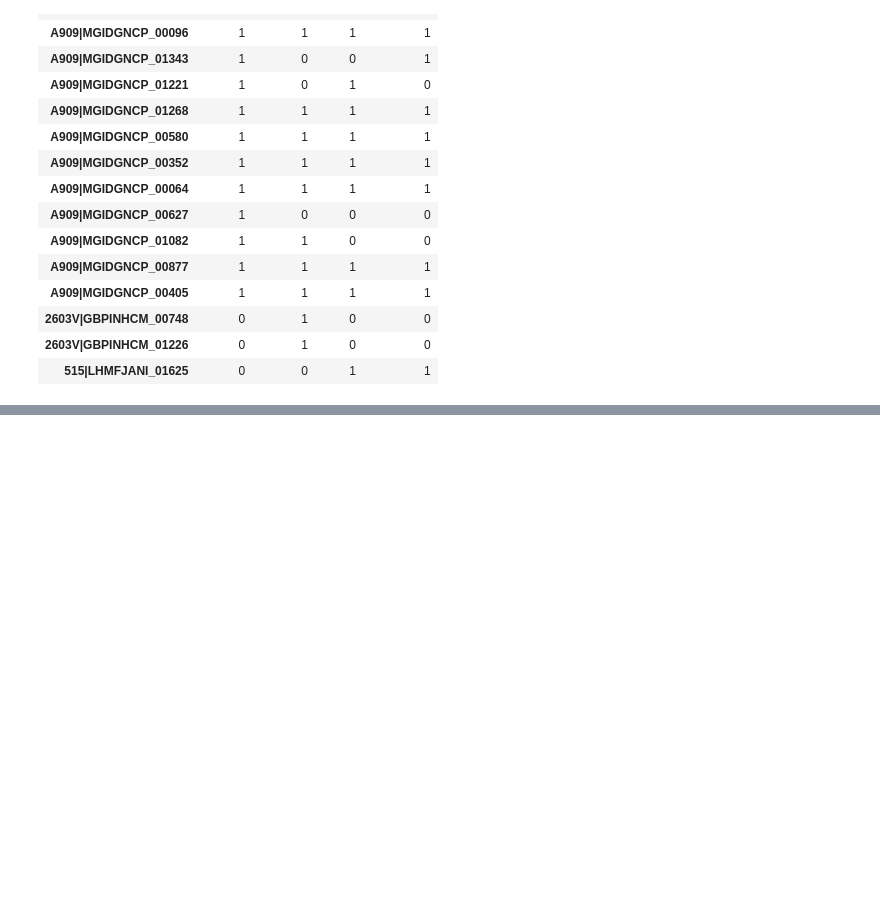
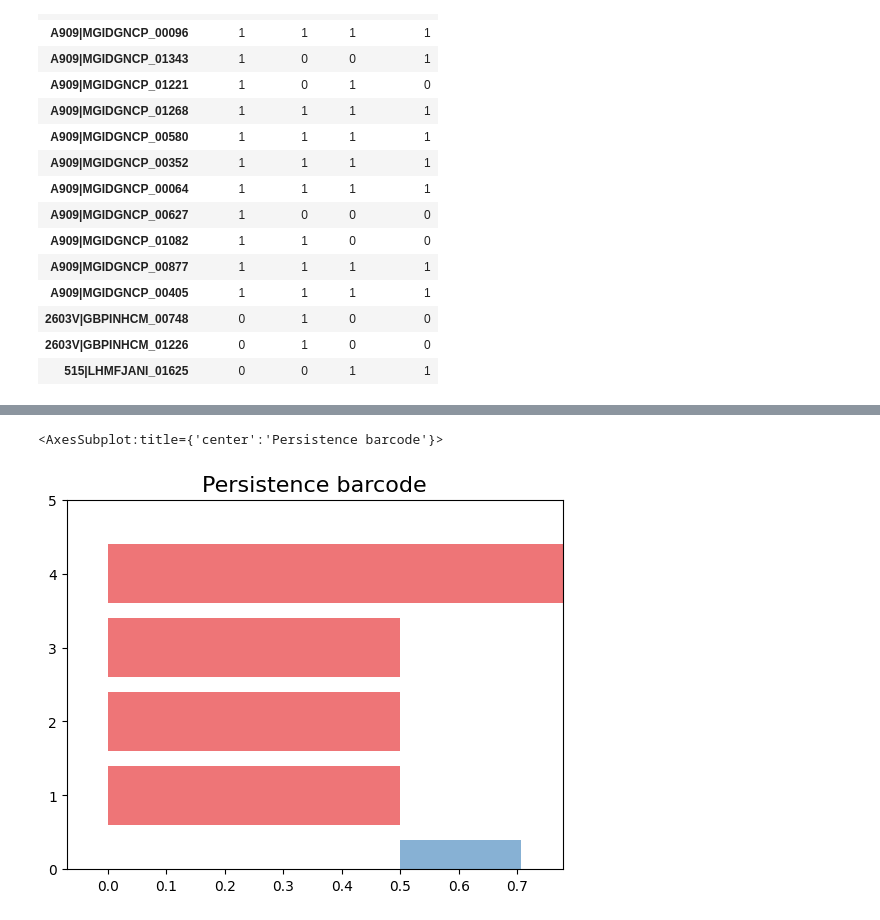
Before and after one commit to shadayguerrero/TDA-Metaganomas, a Jupyter notebook: examples-TDA/tda_genes.ipynb, the cells around one changed output, grey strips where cells are left out. Saved outputs shown, nothing was run; the diff lists cells and outputs as text; code cells hidden in the pictures; blank space fills up the shorter version.

```diff
--- a/examples-TDA/tda_genes.ipynb
+++ b/examples-TDA/tda_genes.ipynb
@@ -76,0 +188,9 @@ for interval in persistence:
+# %%
+df_primera=df.iloc[:4,:]
+# %%
+matrix_dintancia_genes_primera=distancia(df_primera)
+persistence_genes_primera=complejo(matrix_dintancia_genes_primera)
+gd.plot_persistence_barcode(persistence_genes_primera)
+# %% [output]
+<AxesSubplot:title={'center':'Persistence barcode'}>
+[figure, added]
```
Also changed, not shown: parts of 41 cells of this notebook, 5 other files.
